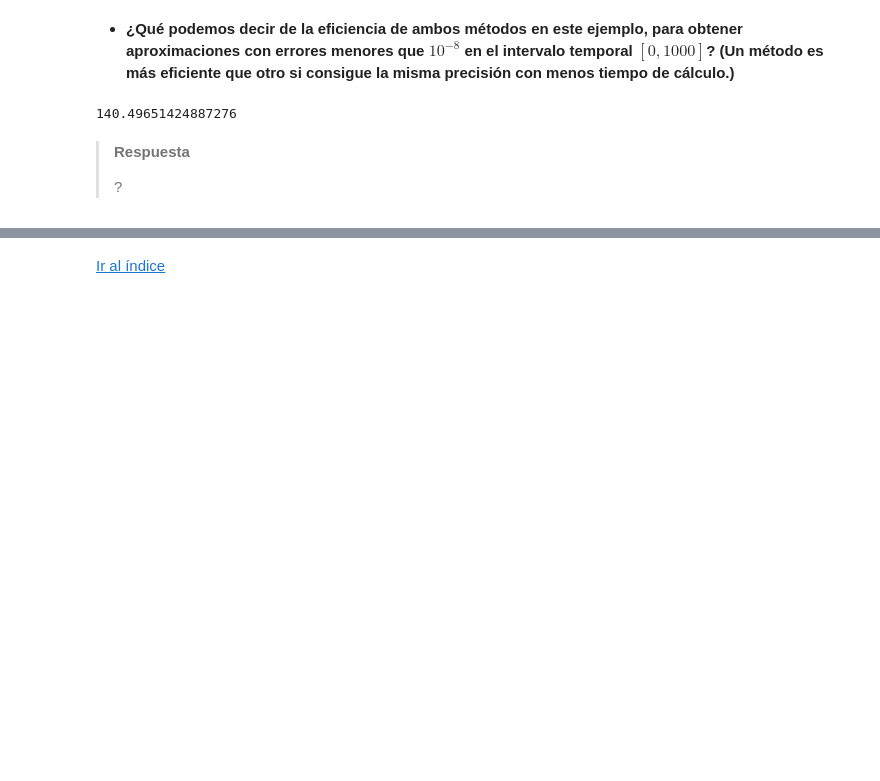
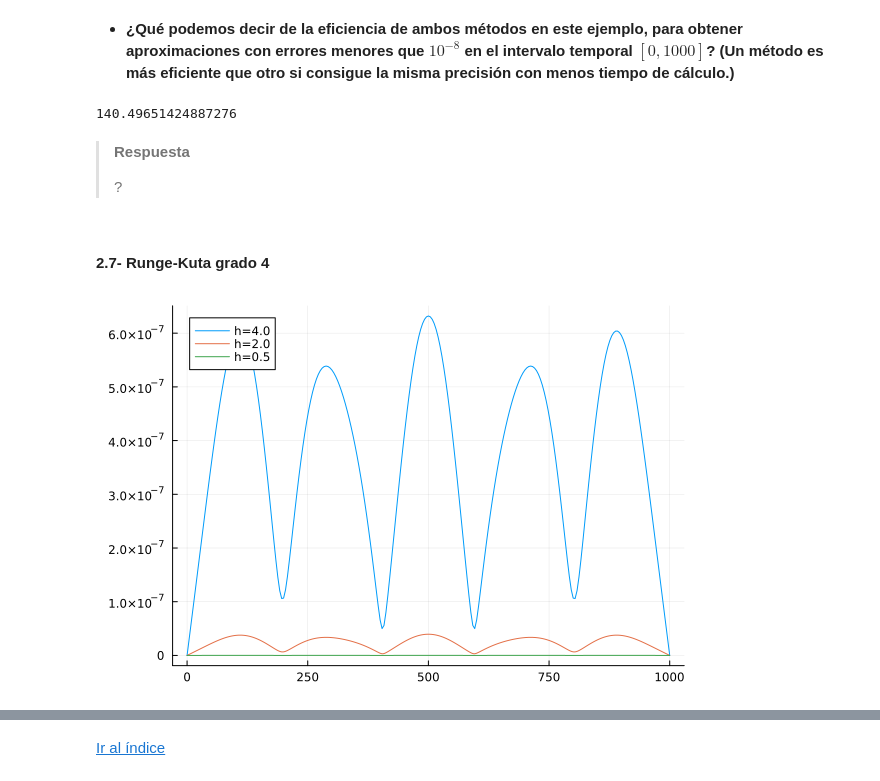
Before and after one commit to alanglk/KISA, a Jupyter notebook: src/CCI/Ejercicio_2_1.ipynb, the cells around one changed output, grey strips where cells are left out. Drawn from its saved outputs; the diff is of its cells as text; code cells hidden in the pictures; blank space fills up the shorter version.

```diff
--- a/src/CCI/Ejercicio_2_1.ipynb
+++ b/src/CCI/Ejercicio_2_1.ipynb
@@ -330,3 +330,21 @@ hEulerM / hEuler
 > **Respuesta**
 >
 >  ?
+# %% [markdown]
+#### 2.7- Runge-Kuta grado 4
+# %%
+m = 1
+
+h2 = 4.0
+(tt2, erroresRK2) = errorM(RungeKuta4, prob, round(Int, T / (h2 * m)), m)
+plot(tt2,erroresRK2, label=string("h=",h2))
+
+h3 = 2.0
+(tt3, erroresRK3) = errorM(RungeKuta4, prob, round(Int, T / (h3 * m)), m)
+plot!(tt3,erroresRK3, label=string("h=",h3))
+
+h4 = 0.5
+(tt4, erroresRK4) = errorM(RungeKuta4, prob, round(Int, T / (h4 * m)), m)
+plot!(tt4,erroresRK4, label=string("h=",h4))
+# %% [output]
+[figure, added]
```
Also changed, not shown: parts of 7 cells of this notebook, 1 other file.
